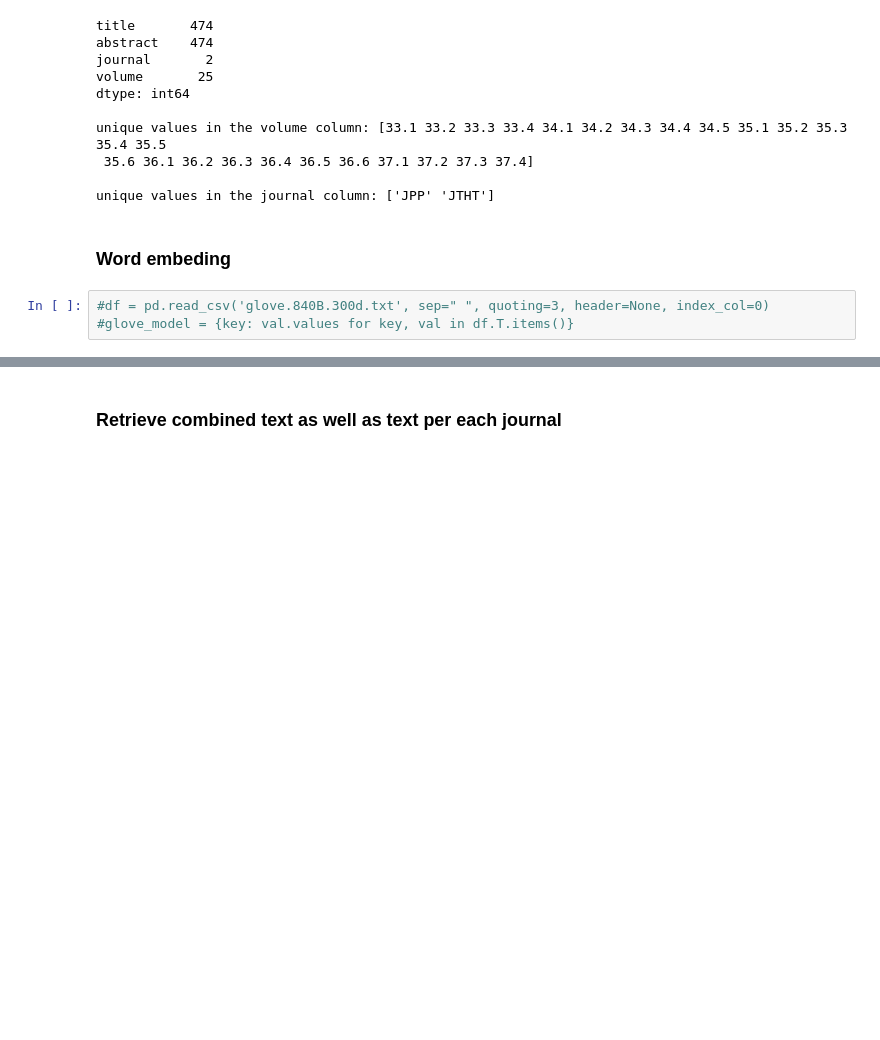
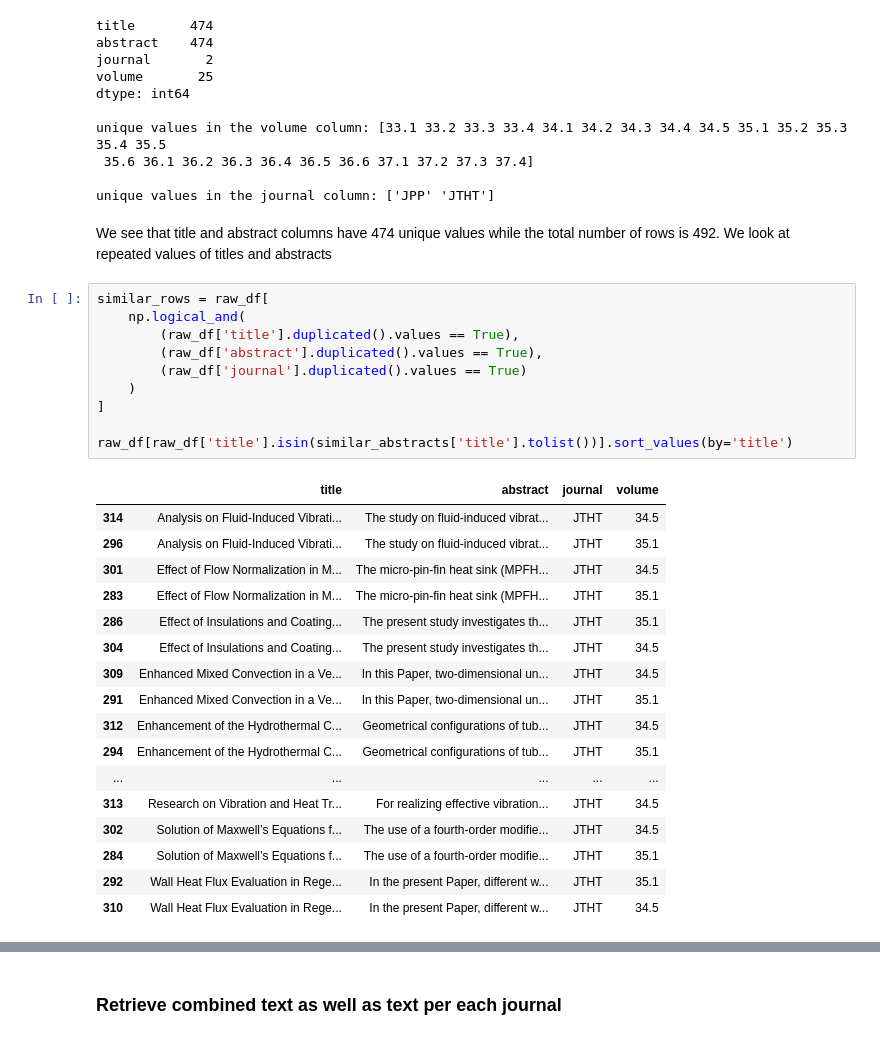
Before and after one commit to OlenaBugaiova/aero-astro-abstracts, a Jupyter notebook: aero-astro-abstracts.ipynb, the cells around one changed output, grey strips where cells are left out. Saved outputs shown, nothing was run; the diff lists cells and outputs as text; blank space fills up the shorter version.

```diff
--- a/aero-astro-abstracts.ipynb
+++ b/aero-astro-abstracts.ipynb
@@ -90,8 +95,33 @@ unique values in the volume column: [33.1 33.2 33.3 33.4 34.1 34.2 34.3 34.4 34.
  35.6 36.1 36.2 36.3 36.4 36.5 36.6 37.1 37.2 37.3 37.4]
 
 unique values in the journal column: ['JPP' 'JTHT']
-# %% [markdown]
-### Word embeding
-# %%
-#df = pd.read_csv('glove.840B.300d.txt', sep=" ", quoting=3, header=None, index_col=0)
-#glove_model = {key: val.values for key, val in df.T.items()}
+# %% [markdown]
+We see that title and abstract columns have 474 unique values while the total number of rows is 492. We look at repeated values of titles and abstracts
+# %%
+similar_rows = raw_df[
+    np.logical_and(
+        (raw_df['title'].duplicated().values == True),
+        (raw_df['abstract'].duplicated().values == True),
+        (raw_df['journal'].duplicated().values == True)
+    )
+]
+
+raw_df[raw_df['title'].isin(similar_abstracts['title'].tolist())].sort_values(by='title')
+# %% [output]
+|  | title | abstract | journal | volume |
+| 314 | Analysis on Fluid-Induced Vibrati... | The study on fluid-induced vibrat... | JTHT | 34.5 |
+| 296 | Analysis on Fluid-Induced Vibrati... | The study on fluid-induced vibrat... | JTHT | 35.1 |
+| 301 | Effect of Flow Normalization in M... | The micro-pin-fin heat sink (MPFH... | JTHT | 34.5 |
+| 283 | Effect of Flow Normalization in M... | The micro-pin-fin heat sink (MPFH... | JTHT | 35.1 |
+| 286 | Effect of Insulations and Coating... | The present study investigates th... | JTHT | 35.1 |
+| 304 | Effect of Insulations and Coating... | The present study investigates th... | JTHT | 34.5 |
+| 309 | Enhanced Mixed Convection in a Ve... | In this Paper, two-dimensional un... | JTHT | 34.5 |
+| 291 | Enhanced Mixed Convection in a Ve... | In this Paper, two-dimensional un... | JTHT | 35.1 |
+| 312 | Enhancement of the Hydrothermal C... | Geometrical configurations of tub... | JTHT | 34.5 |
+| 294 | Enhancement of the Hydrothermal C... | Geometrical configurations of tub... | JTHT | 35.1 |
+| ... | ... | ... | ... | ... |
+| 313 | Research on Vibration and Heat Tr... | For realizing effective vibration... | JTHT | 34.5 |
+| 302 | Solution of Maxwell’s Equations f... | The use of a fourth-order modifie... | JTHT | 34.5 |
+| 284 | Solution of Maxwell’s Equations f... | The use of a fourth-order modifie... | JTHT | 35.1 |
+| 292 | Wall Heat Flux Evaluation in Rege... | In the present Paper, different w... | JTHT | 35.1 |
+| 310 | Wall Heat Flux Evaluation in Rege... | In the present Paper, different w... | JTHT | 34.5 |
```
Also changed, not shown: parts of 28 cells of this notebook.
